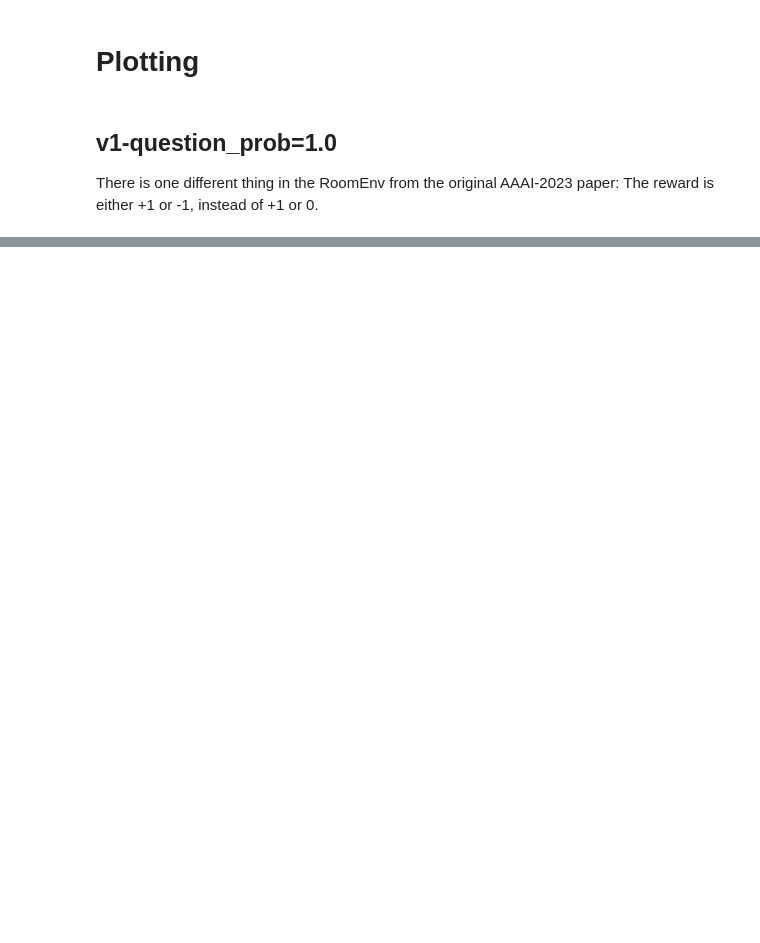
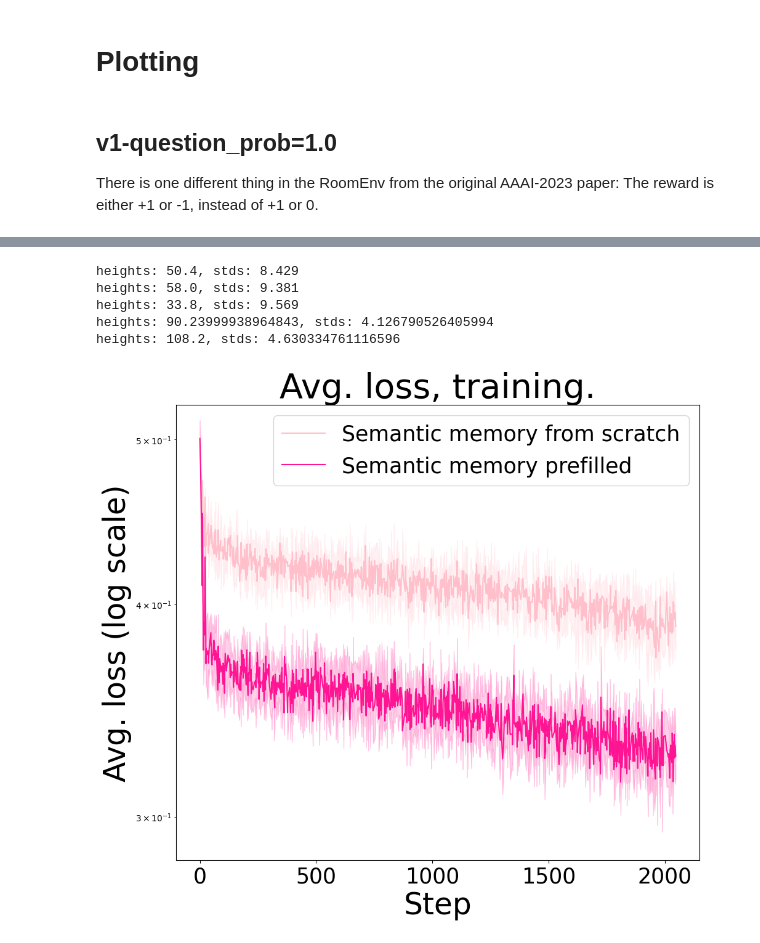
Before and after one commit to tae898/explicit-memory, a Jupyter notebook: plot.ipynb, the cells around one changed output, grey strips where cells are left out. Drawn from its saved outputs; the diff is of its cells as text; code cells hidden in the pictures; blank space fills up the shorter version.

Commit message:
Add plotting for ddqn

```diff
--- a/plot.ipynb
+++ b/plot.ipynb
@@ -104,0 +113,64 @@ PRETRAINED: {'state': ["[{'human': 'Barbara', 'object': 'donut', 'object_locatio
+# %%
+import warnings
+
+warnings.filterwarnings("ignore", category=DeprecationWarning)
+warnings.filterwarnings("ignore", category=UserWarning)
+warnings.filterwarnings("ignore", category=FutureWarning)
+
+import logging
+
+logging.disable()
+
+from plotting import (
+    plot_training_validation_results,
+    plot_test_results,
+    plot_test_results_all_capacities,
+)
+from utils import read_json
+
+plot_training_validation_results(
+    data_dir="./data/v1-ddqn-question_prob=1.0-sync_rate=10/",
+    kind="train_loss",
+    capacity=32,
+    save_dir="./figures/",
+    ymin=None,
+    ymax=None,
+    ylog=True,
+    xlabel="Step",
+    figsize=(10, 10),
+    legend_loc="upper right",
+)
+
+plot_training_validation_results(
+    data_dir="./data/v1-ddqn-question_prob=1.0-sync_rate=10/",
+    kind="val_total_reward_mean",
+    capacity=32,
+    save_dir="./figures/",
+    ymin=0,
+    ymax=120,
+    ylog=False,
+    xlabel="Step",
+    figsize=(10, 10),
+    legend_loc="lower right",
+)
+
+plot_test_results(
+    data_dir="./data/v1-ddqn-question_prob=1.0-sync_rate=10/",
+    capacity=32,
+    save_dir="./figures/",
+    ymin=0,
+    ymax=120,
+    des_size="l",
+    figsize=(10, 10),
+    legend_loc="upper left",
+    question_prob=1.0,
+    allow_random_human=False,
+    allow_random_question=False,
+)
+# %% [output]
+heights: 50.4, stds: 8.429
+heights: 58.0, stds: 9.381
+heights: 33.8, stds: 9.569
+heights: 90.23999938964843, stds: 4.126790526405994
+heights: 108.2, stds: 4.630334761116596
+[figure, added]
```
Also changed, not shown: parts of 5 cells of this notebook, 1 other file.
